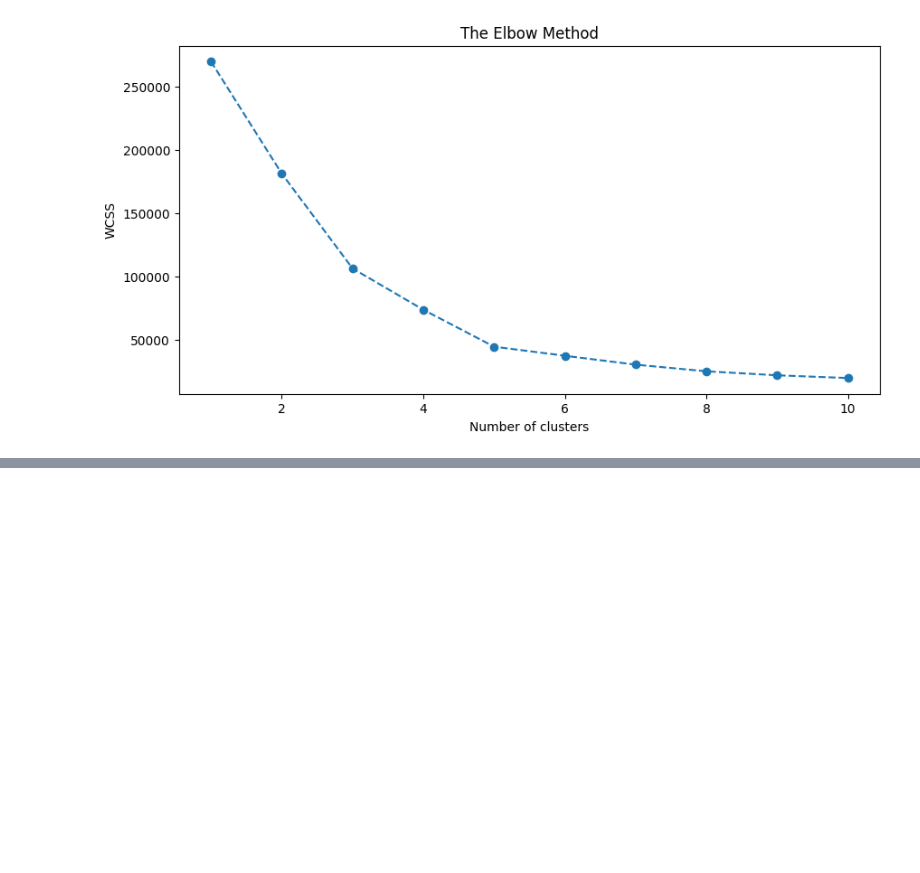
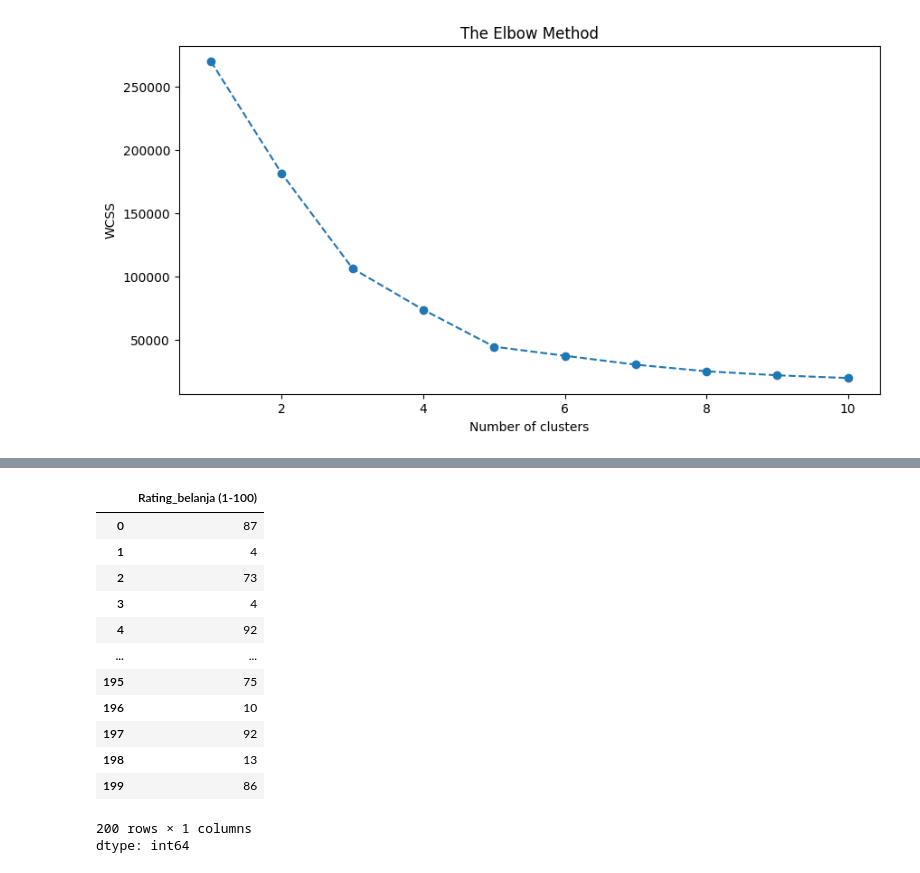
Before and after one commit to ImNotDanish05/2025_KC_TI-1A, a Jupyter notebook: P10_Unsupervise_Learning - Clustering.ipynb, the cells around one changed output, grey strips where cells are left out. Drawn from its saved outputs; the diff is of its cells as text; code cells hidden in the pictures; blank space fills up the shorter version.

```diff
--- a/P10_Unsupervise_Learning - Clustering.ipynb
+++ b/P10_Unsupervise_Learning - Clustering.ipynb
@@ -74,0 +80,17 @@ array([2, 4, 2, 4, 2, 4, 2, 4, 2, 4, 2, 4, 2, 4, 0, 4, 2, 0, 0, 4, 2, 4,
+# %%
+X.iloc[:, 0]
+# %% [output]
+|  | Rating_belanja (1-100) |
+| 0 | 87 |
+| 1 | 4 |
+| 2 | 73 |
+| 3 | 4 |
+| 4 | 92 |
+| ... | ... |
+| 195 | 75 |
+| 196 | 10 |
+| 197 | 92 |
+| 198 | 13 |
+| 199 | 86 |
+200 rows × 1 columns
+dtype: int64
```
Also changed, not shown: parts of 4 cells of this notebook.
